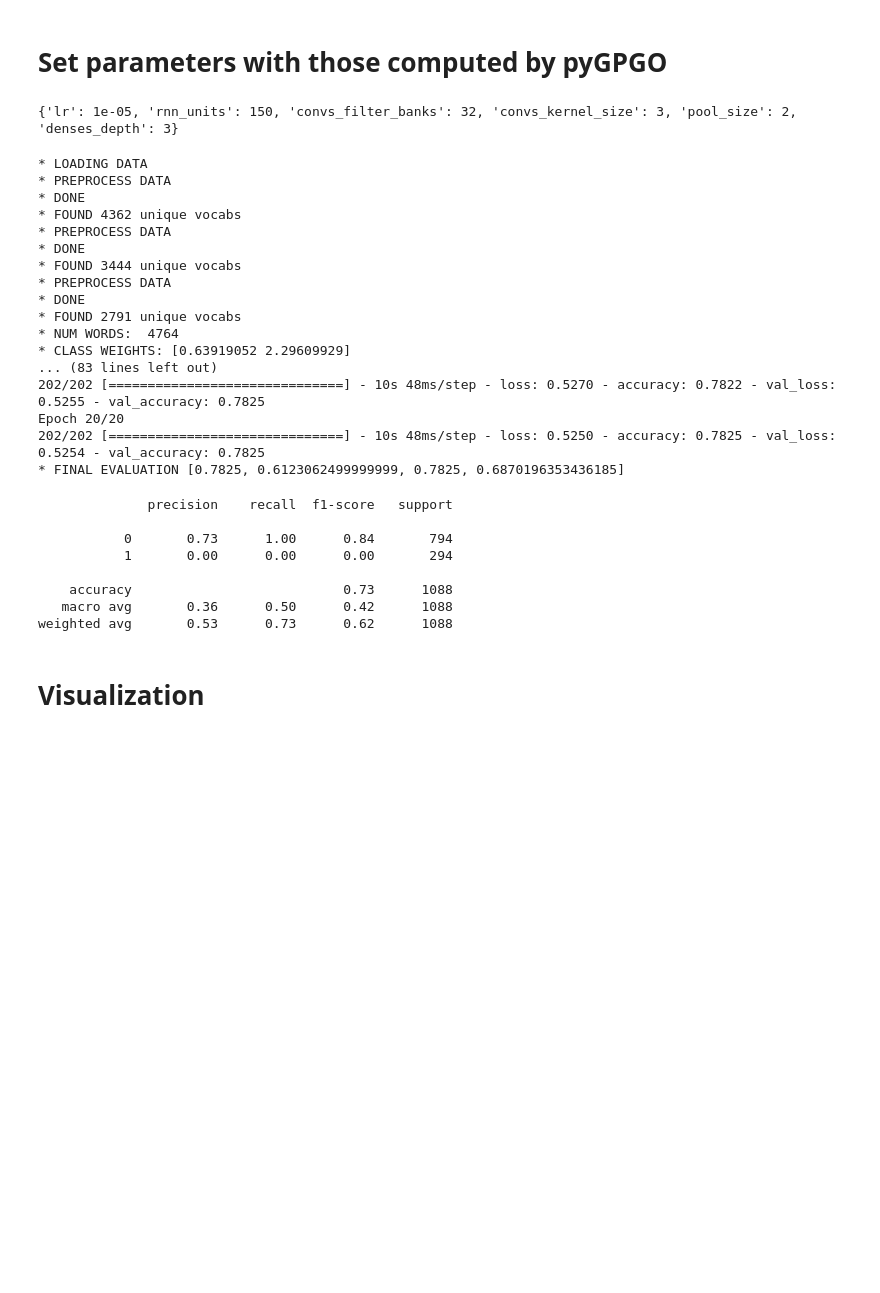
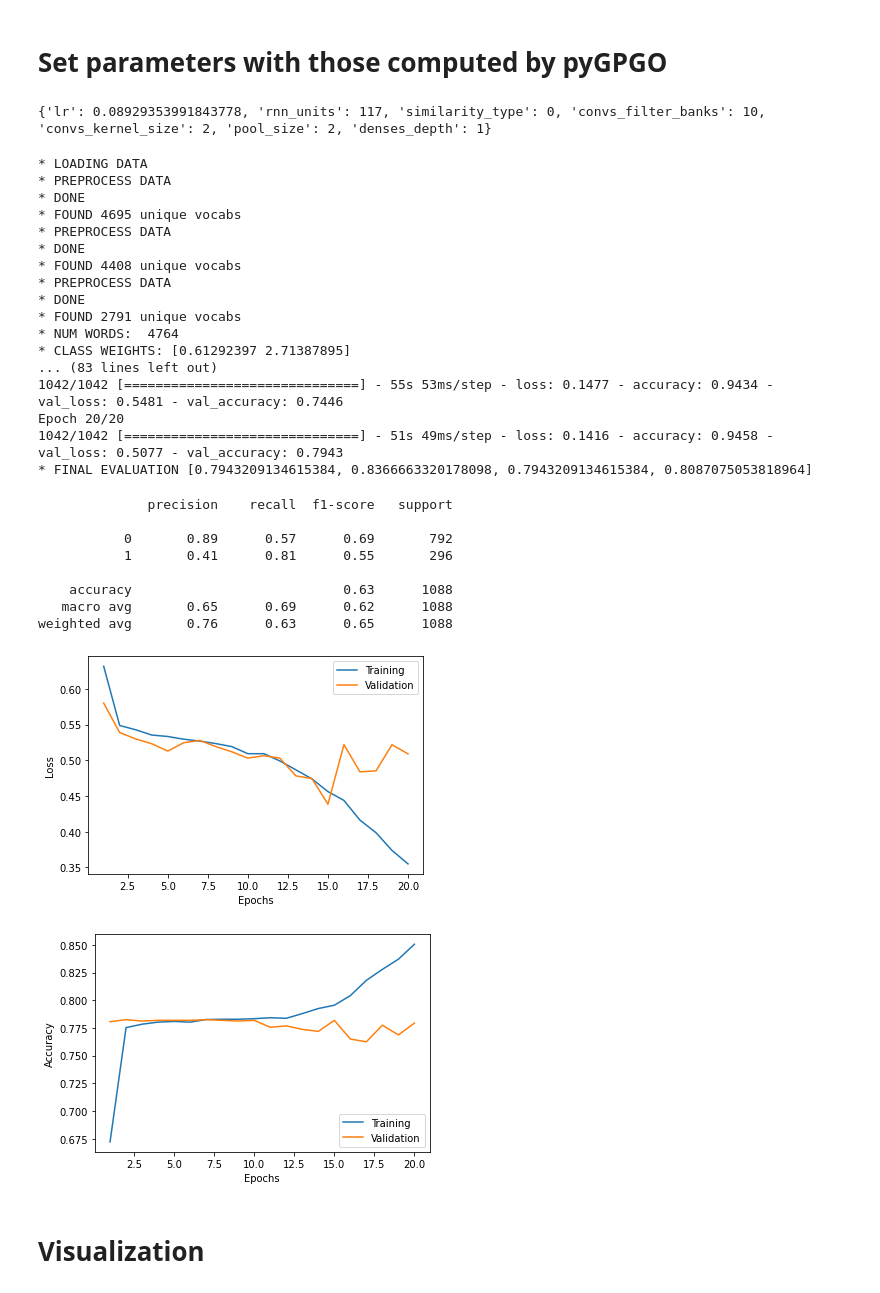
Before and after one commit to belerico/insertion-matcher, a Jupyter notebook: main.ipynb, the cells around one changed output. Saved outputs shown, nothing was run; the diff lists cells and outputs as text; code cells hidden in the pictures; blank space fills up the shorter version.

```diff
--- a/main.ipynb
+++ b/main.ipynb
@@ -9,14 +11,14 @@ from sklearn.metrics import classification_report
 # %% [markdown]
 # Execution
 # %%
-TRAIN_PATH = './dataset/computers/train/computers__train_medium.json'
-VALID_PATH = './dataset/computers/valid/computers_splitted_valid_medium.json'
+TRAIN_PATH = './dataset/computers/train/computers_train_large.json'
+VALID_PATH = './dataset/computers/valid/computers_splitted_valid_large.json'
 TEST_PATH = './dataset/computers/test/computers_gs.json'
-PRETRAINED_EMBEDDING_PATH = './dataset/embeddings/w2v/w2v_title_300Epochs_1MinCount_9ContextWindow_150d.txt'
+PRETRAINED_EMBEDDING_PATH = './dataset/embeddings/w2v/w2v_title_300Epochs_1MinCount_9ContextWindow_100d.txt'
 NUM_WORDS = None
 MAX_LEN = 20
 BATCH_SIZE = 32
-EMBEDDING_DIM = 150
+EMBEDDING_DIM = 100
 EPOCHS = 20
 EXP_DIR = './experiments'
 WDC = True
@@ -33,11 +35,11 @@ for param in params:
         max_f1 = param[1]
 print(best_params)
 # %% [output]
-{'lr': 1e-05, 'rnn_units': 150, 'convs_filter_banks': 32, 'convs_kernel_size': 3, 'pool_size': 2, 'denses_depth': 3}
+{'lr': 0.08929353991843778, 'rnn_units': 117, 'similarity_type': 0, 'convs_filter_banks': 10, 'convs_kernel_size': 2, 'pool_size': 2, 'denses_depth': 1}
 # %%
 LR = best_params['lr']
 RNN_UNITS = best_params['rnn_units']
-SIMILARITY_FUNC = 'dot_similarity' if best_params['similarity_type'] == 0 else 'cosine_similarity'
+SIMILARITY_FUNC = 'dot_similarity'
 CONVS_FILTER_BANKS = best_params['convs_filter_banks']
 CONVS_KERNEL_SIZE = best_params['convs_kernel_size']
 POOL_SIZE = best_params['pool_size']
@@ -103,27 +105,27 @@ if __name__ == "__main__":
         epochs=EPOCHS,
         verbosity=1,
         callbacks=False,
-        class_weights=class_weights,
-        optimizer=Adam(learning_rate=LR),
+        class_weights=None,
+        optimizer=None,
     )
 # %% [output]
 * LOADING DATA
 * PREPROCESS DATA
 * DONE
-* FOUND 4362 unique vocabs
+* FOUND 4695 unique vocabs
 * PREPROCESS DATA
 * DONE
-* FOUND 3444 unique vocabs
+* FOUND 4408 unique vocabs
 * PREPROCESS DATA
 * DONE
 * FOUND 2791 unique vocabs
 * NUM WORDS:  4764
-* CLASS WEIGHTS: [0.63919052 2.29609929]
+* CLASS WEIGHTS: [0.61292397 2.71387895]
 ... (83 lines left out)
-202/202 [==============================] - 10s 48ms/step - loss: 0.5270 - accuracy: 0.7822 - val_loss: 0.5255 - val_accuracy: 0.7825
+1042/1042 [==============================] - 55s 53ms/step - loss: 0.1477 - accuracy: 0.9434 - val_loss: 0.5481 - val_accuracy: 0.7446
 Epoch 20/20
-202/202 [==============================] - 10s 48ms/step - loss: 0.5250 - accuracy: 0.7825 - val_loss: 0.5254 - val_accuracy: 0.7825
-* FINAL EVALUATION [0.7825, 0.6123062499999999, 0.7825, 0.6870196353436185]
+1042/1042 [==============================] - 51s 49ms/step - loss: 0.1416 - accuracy: 0.9458 - val_loss: 0.5077 - val_accuracy: 0.7943
+* FINAL EVALUATION [0.7943209134615384, 0.8366663320178098, 0.7943209134615384, 0.8087075053818964]
 # %%
 y_true = [v[1] for v in test_gen]
 y_true = functools.reduce(operator.iconcat, y_true, [])
@@ -132,12 +134,38 @@ print(classification_report(y_true, predictions))
 # %% [output]
               precision    recall  f1-score   support
 
-           0       0.73      1.00      0.84       794
-           1       0.00      0.00      0.00       294
+           0       0.89      0.57      0.69       792
+           1       0.41      0.81      0.55       296
 
-    accuracy                           0.73      1088
-   macro avg       0.36      0.50      0.42      1088
-weighted avg       0.53      0.73      0.62      1088
+    accuracy                           0.63      1088
+   macro avg       0.65      0.69      0.62      1088
+weighted avg       0.76      0.63      0.65      1088
+# %%
+import matplotlib.pyplot as plt
+%matplotlib inline
+
+x_plot = list(range(1, len(model.history.history['val_accuracy']) + 1))
+
+def plot_history(history):
+    plt.figure()
+    plt.xlabel('Epochs')
+    plt.ylabel('Loss')
+    plt.plot(x_plot, history.history['loss'])
+    plt.plot(x_plot, history.history['val_loss'])
+    plt.legend(['Training', 'Validation'])
+
+    plt.figure()
+    plt.xlabel('Epochs')
+    plt.ylabel('Accuracy')
+    plt.plot(x_plot, history.history['accuracy'])
+    plt.plot(x_plot, history.history['val_accuracy'])
+    plt.legend(['Training', 'Validation'], loc='lower right')
+    plt.show()
+
+plot_history(model.history)
+# %% [output]
+[figure, added]
+[figure, added]
 # %% [markdown]
 # Visualization
 # %%
```
Also changed, not shown: parts of 1 cell of this notebook, 3 other files.
